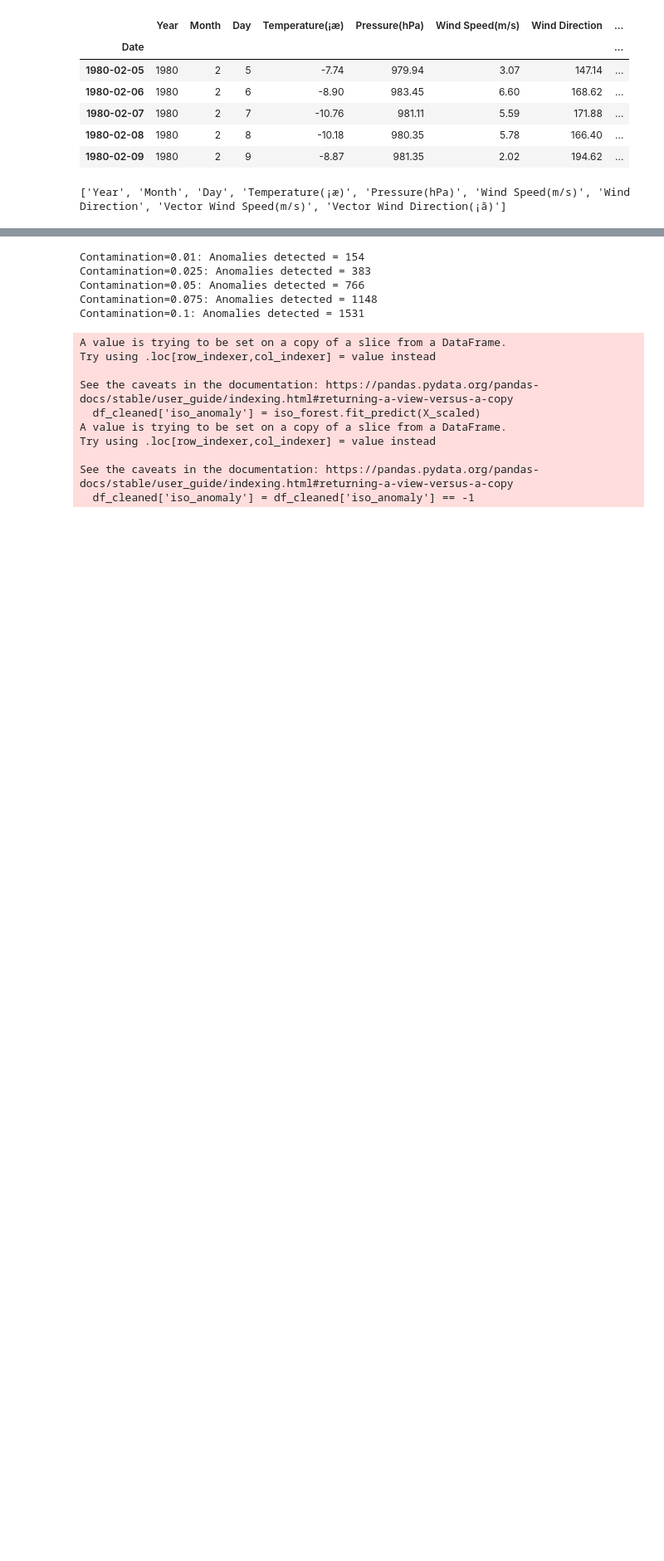
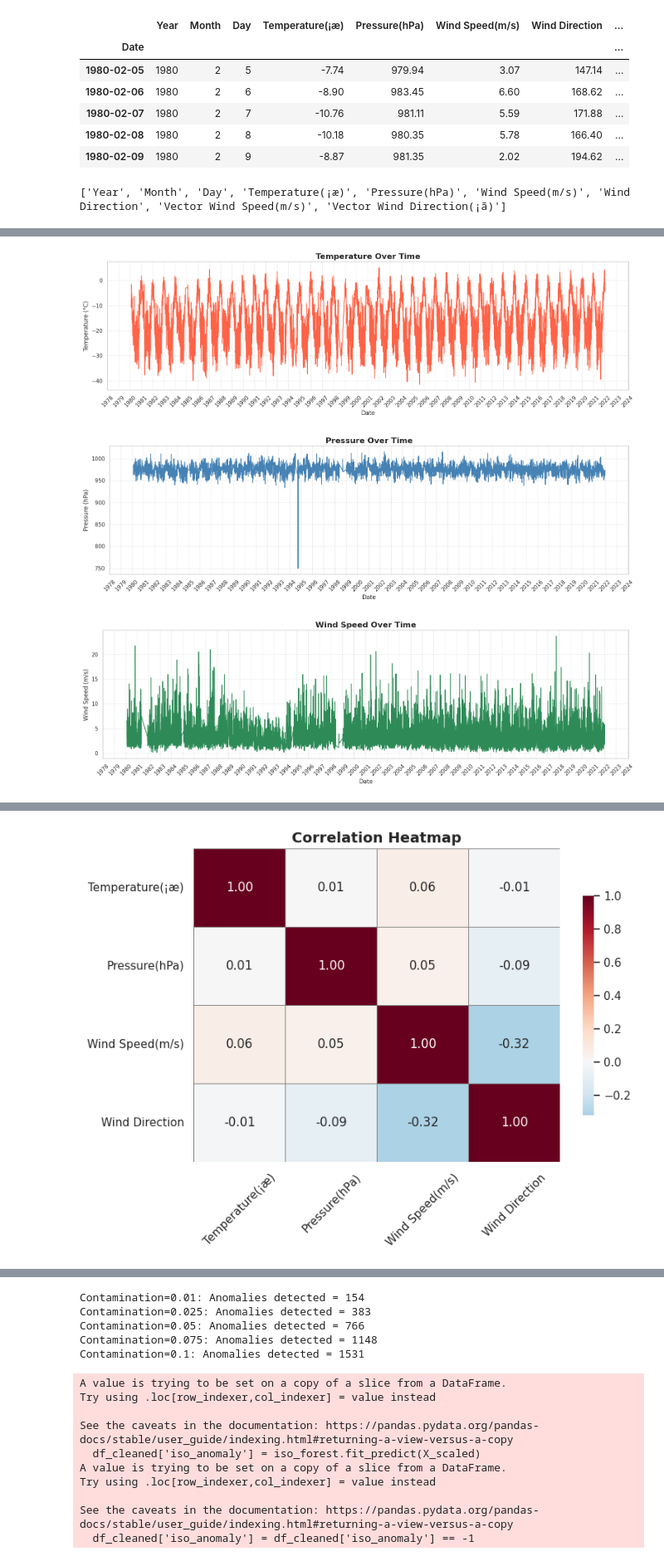
Before and after one commit to monsoonmallick1726/Antarctica_EDA, a Jupyter notebook: Anomaly_new.ipynb, the cells around one changed output, grey strips where cells are left out. Shown at 83% size. Saved outputs shown, nothing was run; the diff lists cells and outputs as text; code cells hidden in the pictures; blank space fills up the shorter version.

```diff
--- a/Anomaly_new.ipynb
+++ b/Anomaly_new.ipynb
@@ -167,0 +143,67 @@ plt.show()
+# %%
+import matplotlib.pyplot as plt
+import seaborn as sns
+import matplotlib.dates as mdates
+
+sns.set(style="whitegrid")
+
+# --- Helper Function: Cleaned Time Series Plot ---
+def plot_time_series(series, ylabel, color, title):
+    plt.figure(figsize=(16, 5))
+    plt.plot(series.index, series, color=color, linewidth=1.5)
+    plt.title(title, fontsize=16, fontweight='bold')
+    plt.xlabel("Date", fontsize=12)
+    plt.ylabel(ylabel, fontsize=12)
+    plt.grid(True, linestyle='--', alpha=0.5)
+    plt.gca().xaxis.set_major_locator(mdates.YearLocator())
+    plt.gca().xaxis.set_major_formatter(mdates.DateFormatter('%Y'))
+    plt.xticks(rotation=45)
+    plt.tight_layout()
+    plt.show()
+
+# --- 1. Time Series Plots ---
+plot_time_series(df['Temperature(¡æ)'], "Temperature (°C)", "tomato", "Temperature Over Time")
+plot_time_series(df['Pressure(hPa)'], "Pressure (hPa)", "steelblue", "Pressure Over Time")
+plot_time_series(df['Wind Speed(m/s)'], "Wind Speed (m/s)", "seagreen", "Wind Speed Over Time")
+
+# --- 2. Pairwise Feature Relationships ---
+# Selected columns
+selected_cols = ['Temperature(¡æ)', 'Pressure(hPa)', 'Wind Speed(m/s)', 'Wind Direction']
+
+# Initialize PairGrid
+g = sns.pairplot(
+    df_cleaned[selected_cols].dropna(),
+    diag_kind=None,  # We'll manually define the diagonal
+    plot_kws={
+        'alpha': 0.6,
+        's': 30,
+        'edgecolor': 'k'
+    }
+)
+
+# Custom function to plot histogram + KDE on diagonal
+def hist_kde(x, color, label=None, **kwargs):
+    sns.histplot(x, color='lightgray', edgecolor='black', kde=False, stat='density', bins=30, **kwargs)
+    sns.kdeplot(x, color='skyblue', linewidth=2, **kwargs)
+
+# Map the function to diagonal
+g.map_diag(hist_kde)
+
+# Title and layout
+plt.suptitle("Pairwise Feature Relationships with Histogram with Kernel Density Estimate", y=1.02, fontsize=16, fontweight='bold')
+plt.tight_layout()
+plt.show()
+
+# --- 3. Correlation Heatmap ---
+plt.figure(figsize=(8, 6))
+corr = df_cleaned[selected_cols].corr()
+sns.heatmap(corr, annot=True, cmap='RdBu_r', fmt=".2f", center=0,
+            linewidths=0.5, linecolor='gray', cbar_kws={'shrink': 0.7})
+plt.title("Correlation Heatmap", fontsize=14, fontweight='bold')
+plt.xticks(rotation=45)
+plt.tight_layout()
+plt.show()
+# %% [output]
+[figure, added]
+[figure, added]
+[figure, added]
@@ -167,0 +211 @@ plt.show()
+[figure, added]
```
Also changed, not shown: parts of 19 cells of this notebook.
